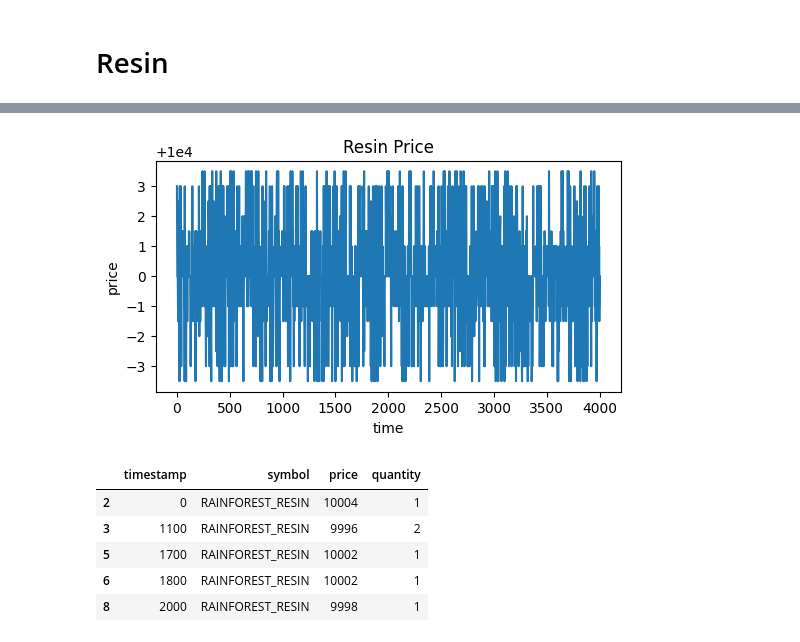
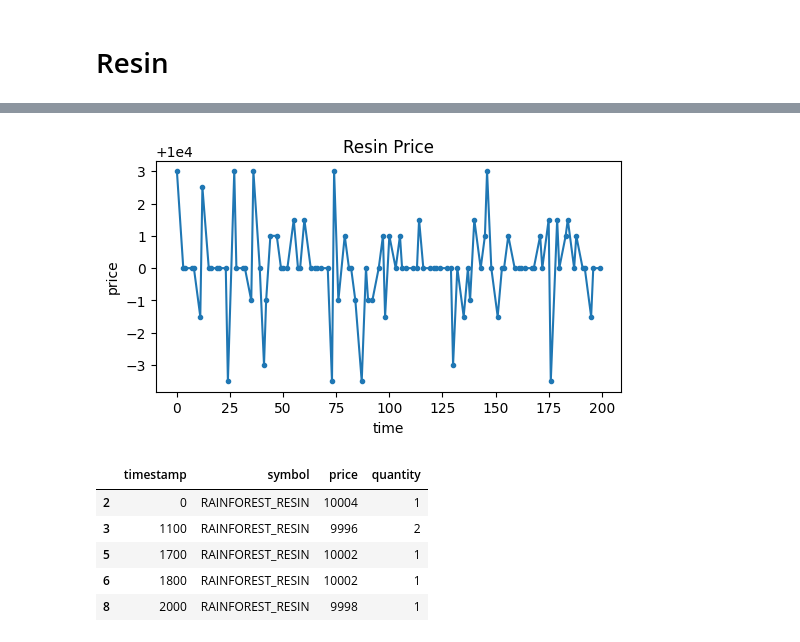
Before and after one commit to aemilani/imc-prosperity-3, a Jupyter notebook: notebooks/tutorial_round.ipynb, the cells around one changed output, grey strips where cells are left out. Cells and saved outputs as stored; diff of their text form; code cells hidden in the pictures.

```diff
--- a/notebooks/tutorial_round.ipynb
+++ b/notebooks/tutorial_round.ipynb
@@ -7,5 +15,5 @@ from statsmodels.graphics.tsaplots import plot_acf, plot_pacf
 # %%
-price = pd.read_csv('../data/round_0/prices_round_0_day_-2.csv', delimiter=';').drop(columns=['day', 'profit_and_loss'])
+price = pd.read_csv('../data/raw/round_0/prices_round_0_day_-2.csv', delimiter=';').drop(columns=['day', 'profit_and_loss'])
 price_resin = price[price['product'] == 'RAINFOREST_RESIN']
 price_kelp = price[price['product'] == 'KELP']
 # %%
@@ -17,12 +41,12 @@ trades_kelp = trades[trades['symbol'] == 'KELP']
 # %%
 plt.figure(figsize=(6, 3))
-plt.plot(price_resin['mid_price'])
+plt.plot(price_resin['mid_price'].iloc[:100], marker='.')
 plt.title('Resin Price')
 plt.xlabel('time')
 plt.ylabel('price')
 plt.show()
 # %% [output]
-[figure, old version]
+[figure, new version]
 # %%
 trades_resin.head()
 # %% [output]
```
Also changed, not shown: parts of 35 cells of this notebook, 7 other files.
